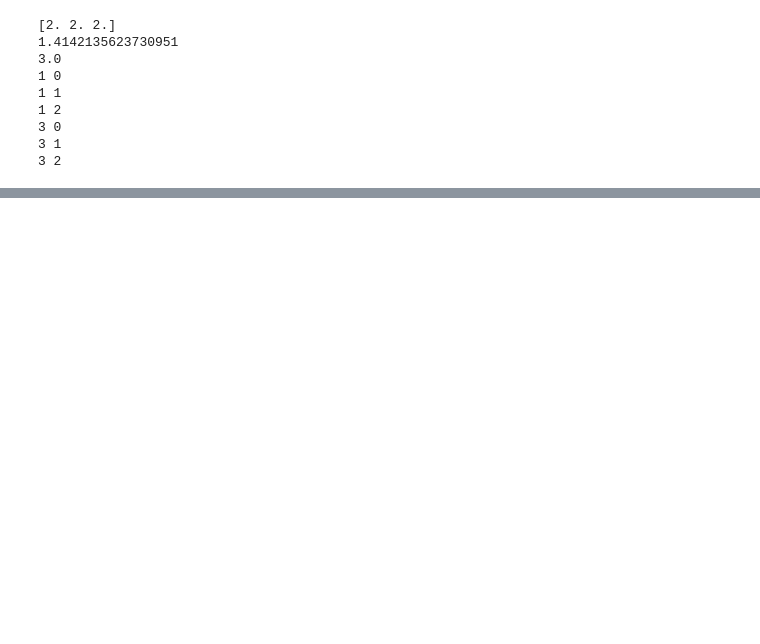
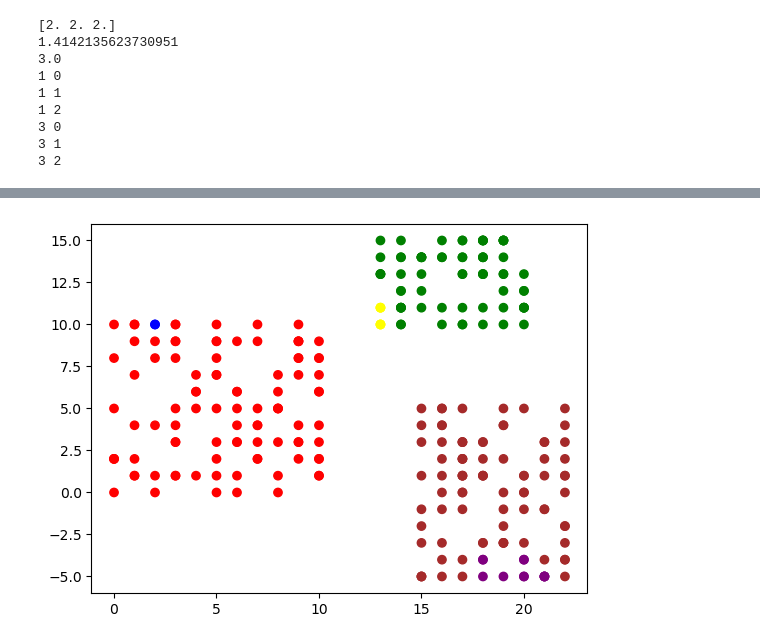
Before and after one commit to MrPlotva/Time-Series, a Jupyter notebook: indexes.ipynb, the cells around one changed output, grey strips where cells are left out. Drawn from its saved outputs; the diff is of its cells as text; code cells hidden in the pictures; blank space fills up the shorter version.

```diff
--- a/indexes.ipynb
+++ b/indexes.ipynb
@@ -215,0 +244,20 @@ XB 0.023768259470165882
+# %%
+wishart = wishart_lib.Wishart(7, 1)
+w = wishart.fit(data_set)
+
+def compress(arr):
+    was = dict()
+    for i in range(len(arr)):
+        if arr[i] not in was:
+            was[arr[i]] = len(was)
+        arr[i] = was[arr[i]]
+    return arr
+
+colour_pool = ['red', 'blue', 'green', 'yellow', 'brown', 'purple', 'orange']
+
+w = compress(w)
+colours = [colour_pool[i] for i in w]
+plt.scatter(xs, ys, c=colours)
+plt.show()
+# %% [output]
+[figure, added]
```
Also changed, not shown: parts of 4 cells of this notebook, 1 other file.
